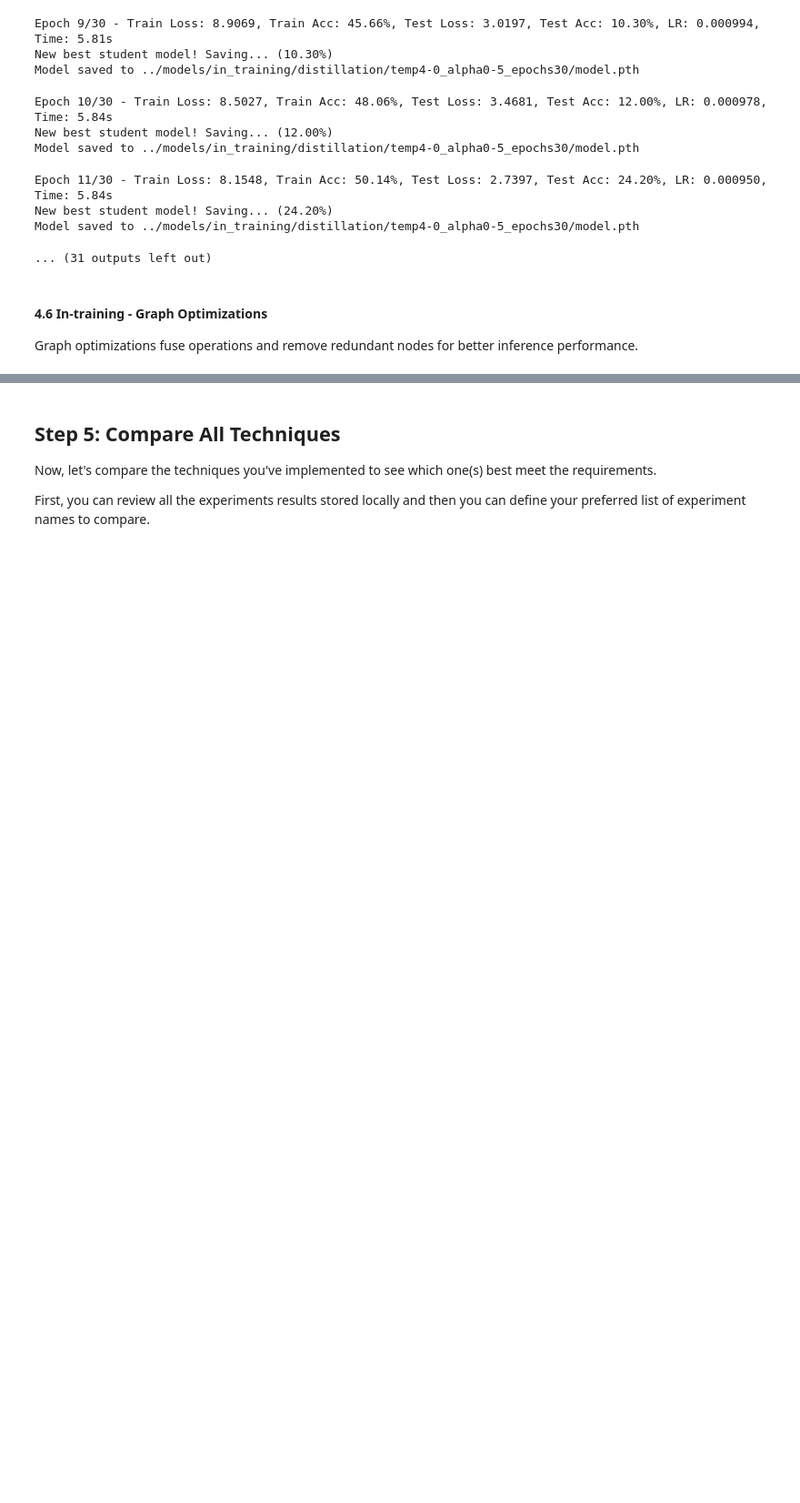
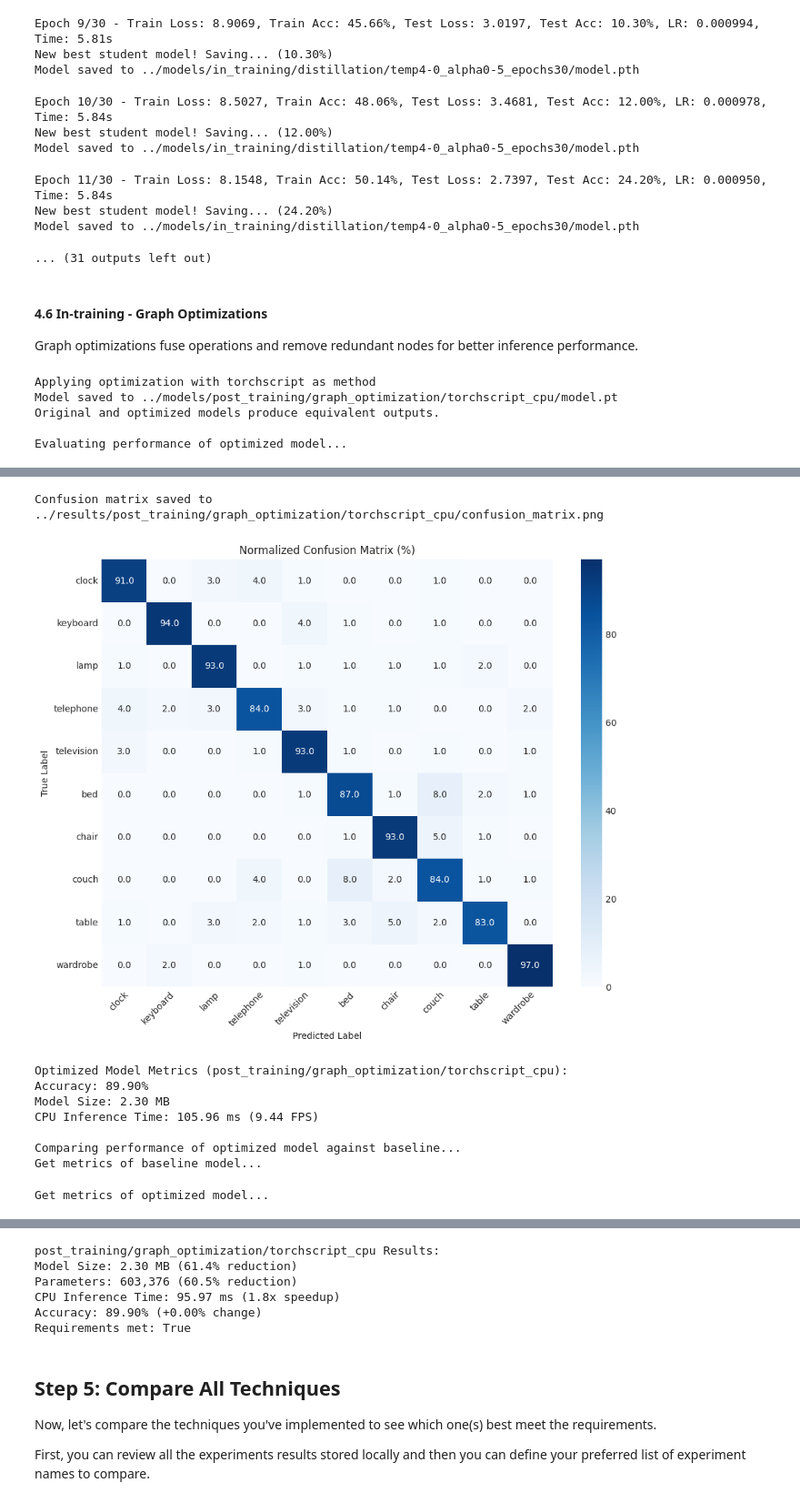
Before and after one commit to vrajkumar128/udacisense, a Jupyter notebook: notebooks/02_compression.ipynb, the cells around one changed output, grey strips where cells are left out. Shown at 91% size. Cells and saved outputs as stored; diff of their text form; code cells hidden in the pictures; blank space fills up the shorter version.

```diff
--- a/notebooks/02_compression.ipynb
+++ b/notebooks/02_compression.ipynb
@@ -982,8 +982,14 @@ def apply_graph_optimization(optimization_method, input_shape=(1, 3, 32, 32), de
 ## TODO: EXPERIMENT WITH DIFFERENT  PARAMETERS
 ## We recommend testing testing with both optimization methods and device types
 ## Feel free to add more configuration parameters (and update the script in `compression/` folder accordingly)
-optimization_method = None  # One of "torch_fx" or "torchscript"
-device = None  # Define with torch.device()
+optimization_method = "torchscript"  # One of "torch_fx" or "torchscript"
+device = device = torch.device("cpu")  # Define with torch.device()  # Define with torch.device()
 
 # Optimize and evaluate model
 graph_optimized_model, graph_comparison_results, experiment_name = apply_graph_optimization(optimization_method, input_shape=input_size, device=device)
+# %% [output]
+Applying optimization with torchscript as method
+Model saved to ../models/post_training/graph_optimization/torchscript_cpu/model.pt
+Original and optimized models produce equivalent outputs.
+
+Evaluating performance of optimized model...
@@ -989,0 +998,10 @@ graph_optimized_model, graph_comparison_results, experiment_name = apply_graph_o
+Confusion matrix saved to ../results/post_training/graph_optimization/torchscript_cpu/confusion_matrix.png
+[figure, added]
+Optimized Model Metrics (post_training/graph_optimization/torchscript_cpu):
+Accuracy: 89.90%
+Model Size: 2.30 MB
+CPU Inference Time: 105.96 ms (9.44 FPS)
+
+Comparing performance of optimized model against baseline...
+Get metrics of baseline model...
+Get metrics of optimized model...
@@ -990,3 +1011,9 @@ graph_optimized_model, graph_comparison_results, experiment_name = apply_graph_o
+post_training/graph_optimization/torchscript_cpu Results:
+Model Size: 2.30 MB (61.4% reduction)
+Parameters: 603,376 (60.5% reduction)
+CPU Inference Time: 95.97 ms (1.8x speedup)
+Accuracy: 89.90% (+0.00% change)
+Requirements met: True
 # %% [markdown]
 ## Step 5: Compare All Techniques
 
```
Also changed, not shown: parts of 5 cells of this notebook, 6 other files.
